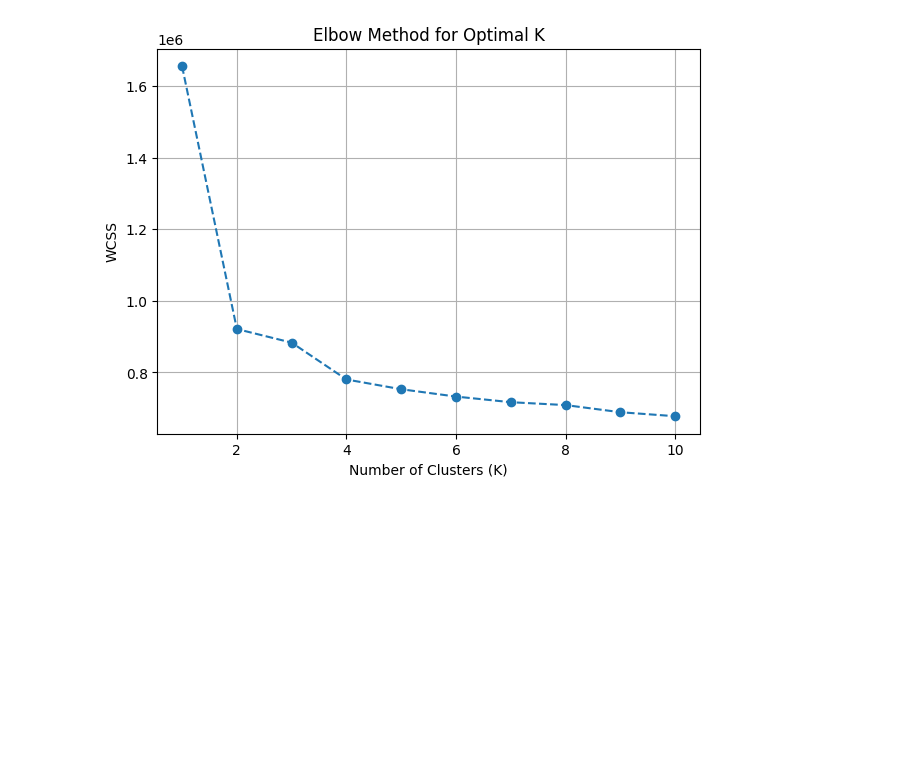
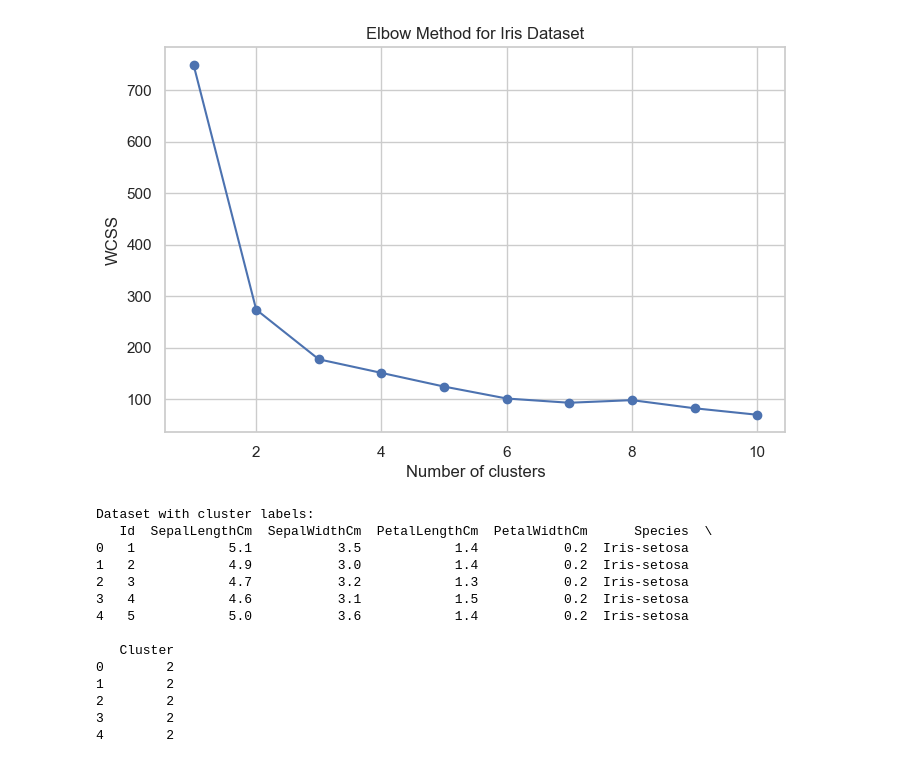
Before and after one commit to Dhriti1209/Machine-Learning-, a Jupyter notebook: kmeans.ipynb, the cells around one changed output. Cells and saved outputs as stored; diff of their text form; code cells hidden in the pictures; blank space fills up the shorter version.

Commit message:
changes kmeans

```diff
--- a/kmeans.ipynb
+++ b/kmeans.ipynb
@@ -1,10 +1,13 @@
 # %%
 import pandas as pd
+from sklearn.preprocessing import StandardScaler
+from sklearn.cluster import KMeans
 import matplotlib.pyplot as plt
 import seaborn as sns
-from sklearn.cluster import KMeans
-from sklearn.preprocessing import StandardScaler
+from sklearn.decomposition import PCA
+sns.set(style="whitegrid")
 # %%
-data = pd.read_csv("C:/Users/dhrit/Downloads/test.csv")
+data = pd.read_csv(r"C:\Users\dhrit\Downloads\Iris (1).csv")
+print("First 5 rows of the dataset:")
 print(data.head())
 # %% [output]
@@ -28,2 +21,4 @@ print(data.head())
 # %%
-df = data.select_dtypes(include=['float64', 'int64'])
+features = data.select_dtypes(include=['float64', 'int64'])
+print("\nFeature columns used for clustering:")
+print(features.head())
@@ -30,21 +33,40 @@ df = data.select_dtypes(include=['float64', 'int64'])
 # %%
 scaler = StandardScaler()
-scaled_data = scaler.fit_transform(df)
+data_scaled = scaler.fit_transform(features)
 # %%
 wcss = []
-K_range = range(1, 11)
-for k in K_range:
-    kmeans = KMeans(n_clusters=k, random_state=42)
-    kmeans.fit(scaled_data)
+for i in range(1, 11):
+    kmeans = KMeans(n_clusters=i, random_state=42)
+    kmeans.fit(data_scaled)
     wcss.append(kmeans.inertia_)
+
+plt.figure(figsize=(8,5))
+plt.plot(range(1, 11), wcss, marker='o')
+plt.title('Elbow Method for Iris Dataset')
+plt.xlabel('Number of clusters')
+plt.ylabel('WCSS')
+plt.show()
+# %% [output]
+[figure, added]
 # %%
-plt.figure(figsize=(7,5))
-plt.plot(K_range, wcss, marker='o', linestyle='--')
-plt.title("Elbow Method for Optimal K")
-plt.xlabel("Number of Clusters (K)")
-plt.ylabel("WCSS")
-plt.grid(True)
-plt.show()
+kmeans = KMeans(n_clusters=3, random_state=42)
+clusters = kmeans.fit_predict(data_scaled)
+data['Cluster'] = clusters
+print("\nDataset with cluster labels:")
+print(data.head())
 # %% [output]
-[figure, removed]
+Dataset with cluster labels:
+   Id  SepalLengthCm  SepalWidthCm  PetalLengthCm  PetalWidthCm      Species  \
+0   1            5.1           3.5            1.4           0.2  Iris-setosa
+1   2            4.9           3.0            1.4           0.2  Iris-setosa
+2   3            4.7           3.2            1.3           0.2  Iris-setosa
+3   4            4.6           3.1            1.5           0.2  Iris-setosa
+4   5            5.0           3.6            1.4           0.2  Iris-setosa
+
+   Cluster
+0        2
+1        2
+2        2
+3        2
+4        2
 # %%
```
Also changed, not shown: parts of 4 cells of this notebook.
